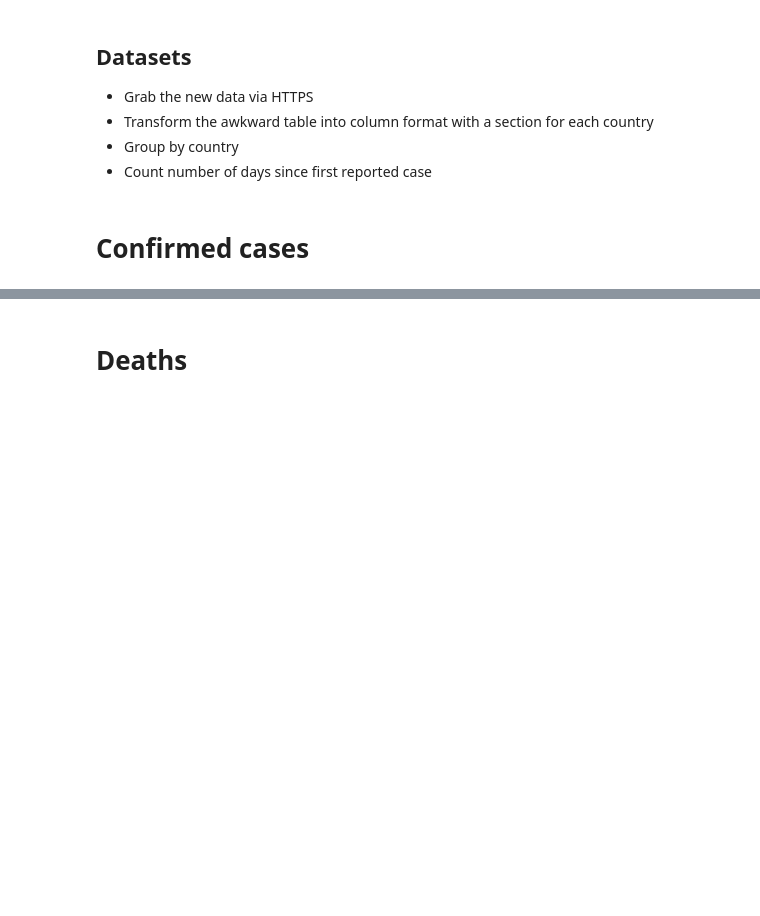
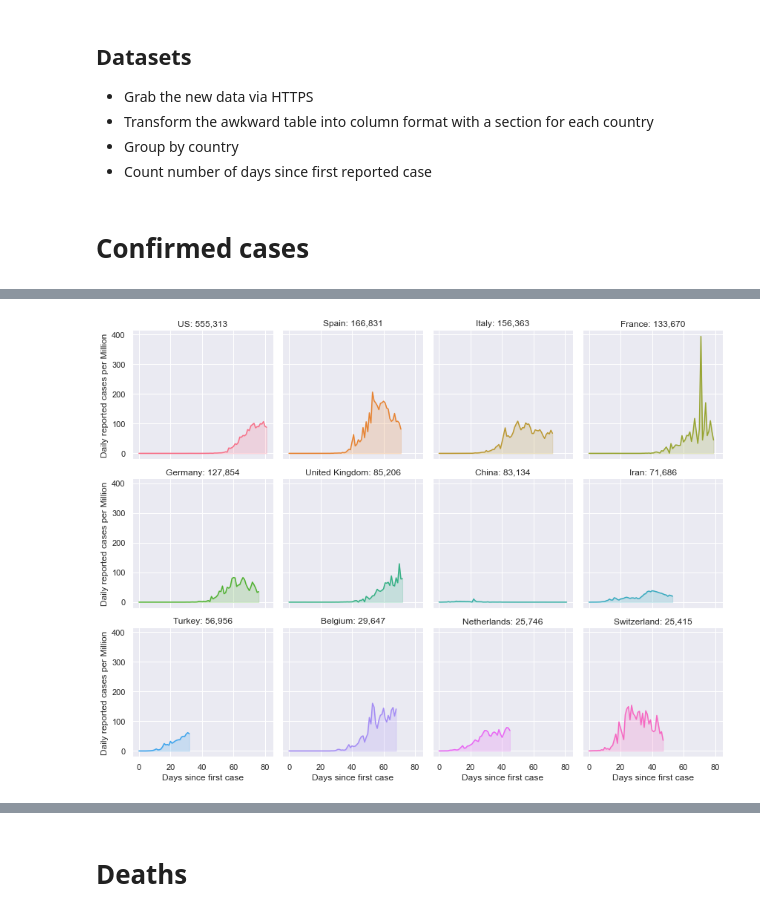
Before and after one commit to denisfookune/covid19-dailycases, a Jupyter notebook: covid19_JHU.ipynb, the cells around one changed output, grey strips where cells are left out. Saved outputs shown, nothing was run; the diff lists cells and outputs as text; code cells hidden in the pictures; blank space fills up the shorter version.

```diff
--- a/covid19_JHU.ipynb
+++ b/covid19_JHU.ipynb
@@ -154,0 +173,5 @@ Netherlands: 23249
+# %%
+# New daily cases per Million inhabitants
+plot_grid(confirmed_countries_df, x_label='Days since first case', y_label='Daily reported cases per Million', colname='new_cases_pop')
+# %% [output]
+[figure, added]
```
Also changed, not shown: parts of 12 cells of this notebook.
